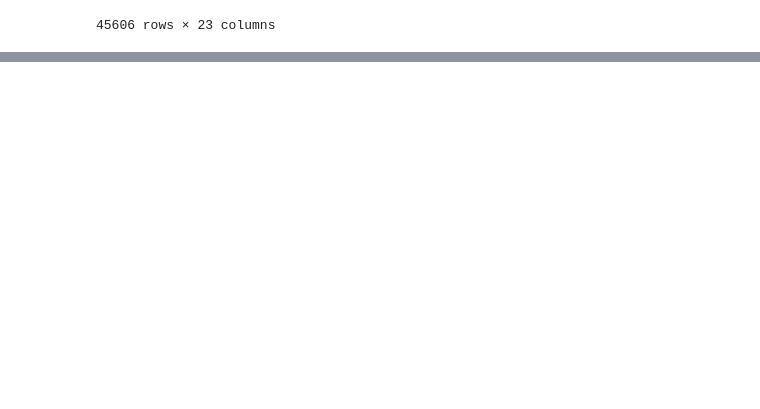
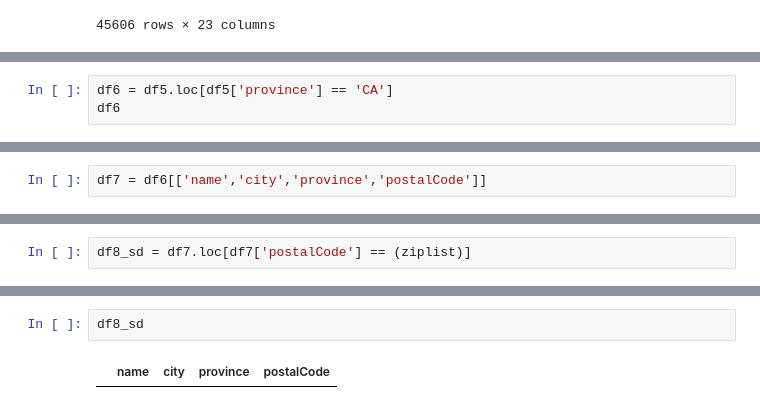
Before and after one commit to ChuckPry/dc-ds-01-06-20, a Jupyter notebook: Project.ipynb, the cells around one changed output, grey strips where cells are left out. Drawn from its saved outputs; the diff is of its cells as text; blank space fills up the shorter version.

```diff
--- a/Project.ipynb
+++ b/Project.ipynb
@@ -141,0 +160,3 @@ md_nursing_homes1
+# %%
+df6 = df5.loc[df5['province'] == 'CA']
+df6
@@ -141,0 +177,2 @@ md_nursing_homes1
+# %%
+df7 = df6[['name','city','province','postalCode']]
@@ -141,0 +195,2 @@ md_nursing_homes1
+# %%
+df8_sd = df7.loc[df7['postalCode'] == (ziplist)]
@@ -141,0 +201,4 @@ md_nursing_homes1
+# %%
+df8_sd
+# %% [output]
+|  | name | city | province | postalCode |
```
Also changed, not shown: parts of 9 cells of this notebook, 3 other files.
